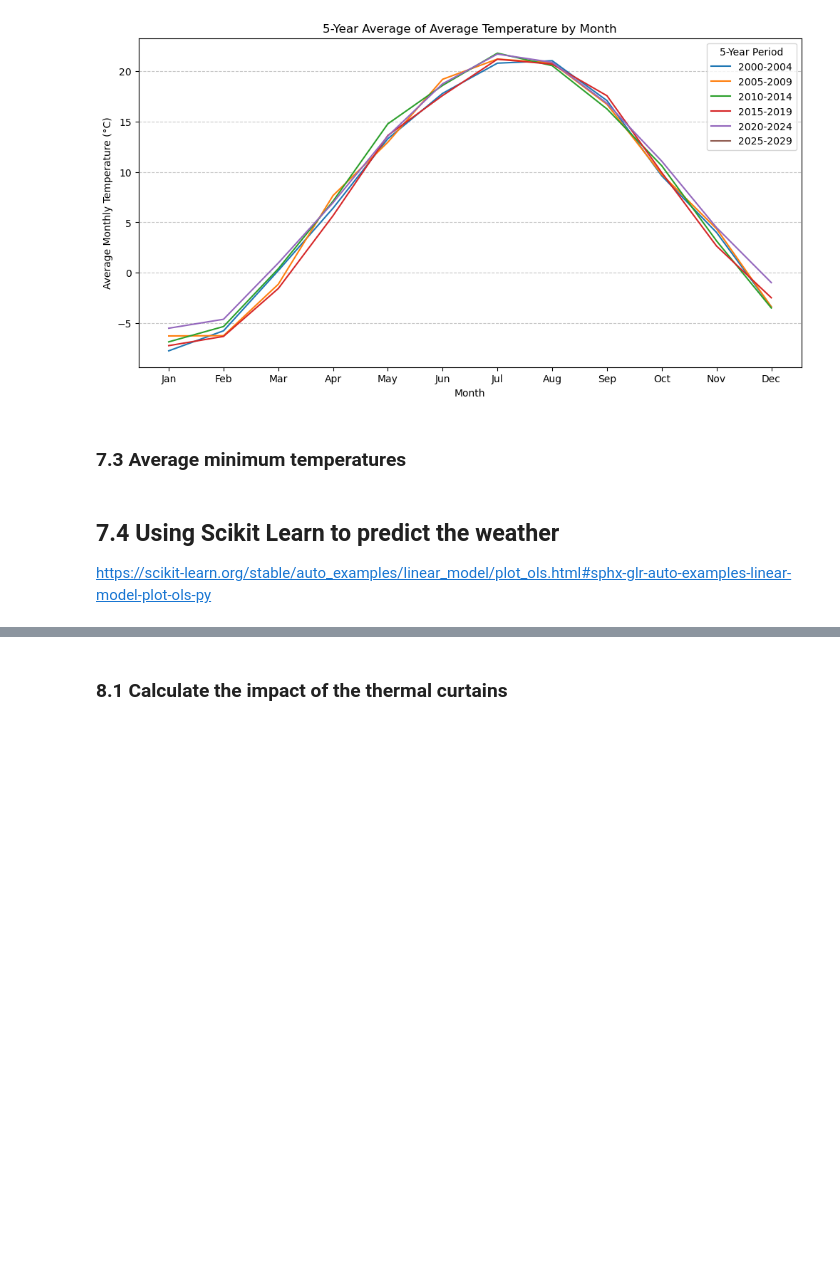
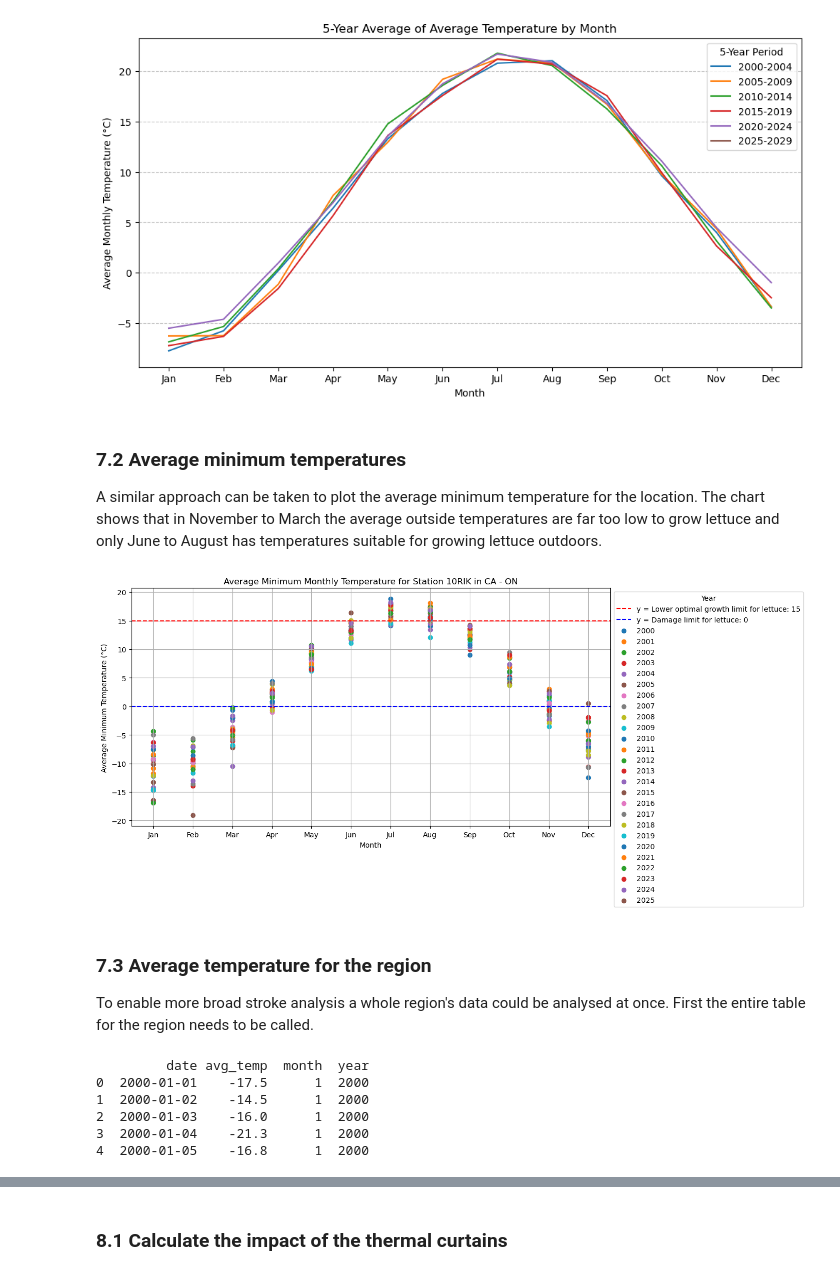
Before and after one commit to kknb1982/pfda, a Jupyter notebook: project/weather_suitability.ipynb, the cells around one changed output, grey strips where cells are left out. Drawn from its saved outputs; the diff is of its cells as text; code cells hidden in the pictures; blank space fills up the shorter version.

```diff
--- a/project/weather_suitability.ipynb
+++ b/project/weather_suitability.ipynb
@@ -936,33 +936,36 @@ plt.show()
 # %% [output]
 [figure]
 # %% [markdown]
-### 7.3 Average minimum temperatures
+### 7.2 Average minimum temperatures
+A similar approach can be taken to plot the average minimum temperature for the location. The chart shows that in November to March the average outside temperatures are far too low to grow lettuce and only June to August has temperatures suitable for growing lettuce outdoors.
 # %%
+# Drop any rows with missing values in the min_temp column
 df.dropna(subset=['min_temp'], inplace=True)
+
 # Group by year and month, then calculate the minimum average temperature for each month
 min_monthly_avg = df.groupby(["year", "month"])["min_temp"].mean().reset_index()
 
 # Plot the data
 plt.figure(figsize=(12, 6))
 years = min_monthly_avg["year"].unique()
 
 # Draw a horizontal line at y_value
-plt.axhline(y=lettuce_range1, color='r', linestyle='--', label=f'y = Lower optimal growth limit for lettuce: {lettuce_range1}')
+plt.axhline(y=lettuce_range_low, color='r', linestyle='--', label=f'y = Lower optimal growth limit for lettuce: {lettuce_range_low}')
 plt.axhline(y=lettuce_min, color='b', linestyle='--', label=f'y = Damage limit for lettuce: {lettuce_min}')
 
 # Plot the data
 for year in years:
     year_data = min_monthly_avg[min_monthly_avg["year"] == year]
-    plt.plot(year_data["month"], year_data["min_temp"], marker="o", label=str(year))
+    plt.scatter(year_data["month"], year_data["min_temp"], marker="o", label=str(year))
 
-
+# Label the chart
 plt.title(f"Average Minimum Monthly Temperature for Station {chosenstation} in {chosencountry} - {chosenregion}")
 plt.xlabel("Month")
 plt.ylabel("Average Minimum Temperature (°C)")
-plt.xticks(range(1, 13), ["Jan", "Feb", "Mar", "Apr", "May", "Jun", "Jul", "Aug", "Sep", "Oct", "Nov", "Dec"])
-plt.legend(title="Year", loc="best", bbox_to_anchor=(1, 1))
+plt.xticks(range(1, 13), ["Jan", "Feb", "Mar", "Apr", "May", "Jun", "Jul", "Aug", "Sep", "Oct", "Nov", "Dec"]) # Set the x ticks to months as words
+plt.legend(title="Year", loc="best", bbox_to_anchor=(1, 1)) # Create a legend
+
 plt.grid(True)
 plt.show()
+# %% [output]
+[figure, added]
-# %% [markdown]
-## 7.4 Using Scikit Learn to predict the weather
-https://scikit-learn.org/stable/auto_examples/linear_model/plot_ols.html#sphx-glr-auto-examples-linear-model-plot-ols-py
@@ -1025,0 +972,44 @@ print(f"Predictions saved to 'predicted_temperatures.csv'")
+# %% [markdown]
+### 7.3 Average temperature for the region
+To enable more broad stroke analysis a whole region's data could be analysed at once. First the entire table for the region needs to be called.
+# %%
+table_name = f"{chosencountry}_{chosenregion}_data".lower()
+
+try:
+    # Connect to the database
+    con = msql.connect(host='localhost', database='weather', user='root', password='')
+
+    # If the connection is established
+    if con.is_connected():
+        cursor = con.cursor()
+
+        # Execute the SQL query
+        query =f"SELECT date, avg_temp, month, year FROM `{table_name}`"
+        cursor.execute(query, )
+        rows = cursor.fetchall()
+
+        # Create a DataFrame
+        region_df= pd.DataFrame(rows)
+
+        # Add column names
+        region_df.columns=['date', 'avg_temp', 'month', 'year']
+
+        # Print the first 5 rows
+        print(region_df.head(5))
+
+# Handle any errors
+except msql.Error as err:
+    print(err)
+
+# Close the cursor and connection
+finally:
+    if con and con.is_connected():
+        cursor.close()
+        con.close()
+# %% [output]
+         date avg_temp  month  year
+0  2000-01-01    -17.5      1  2000
+1  2000-01-02    -14.5      1  2000
+2  2000-01-03    -16.0      1  2000
+3  2000-01-04    -21.3      1  2000
+4  2000-01-05    -16.8      1  2000
```
Also changed, not shown: parts of 9 cells of this notebook.
